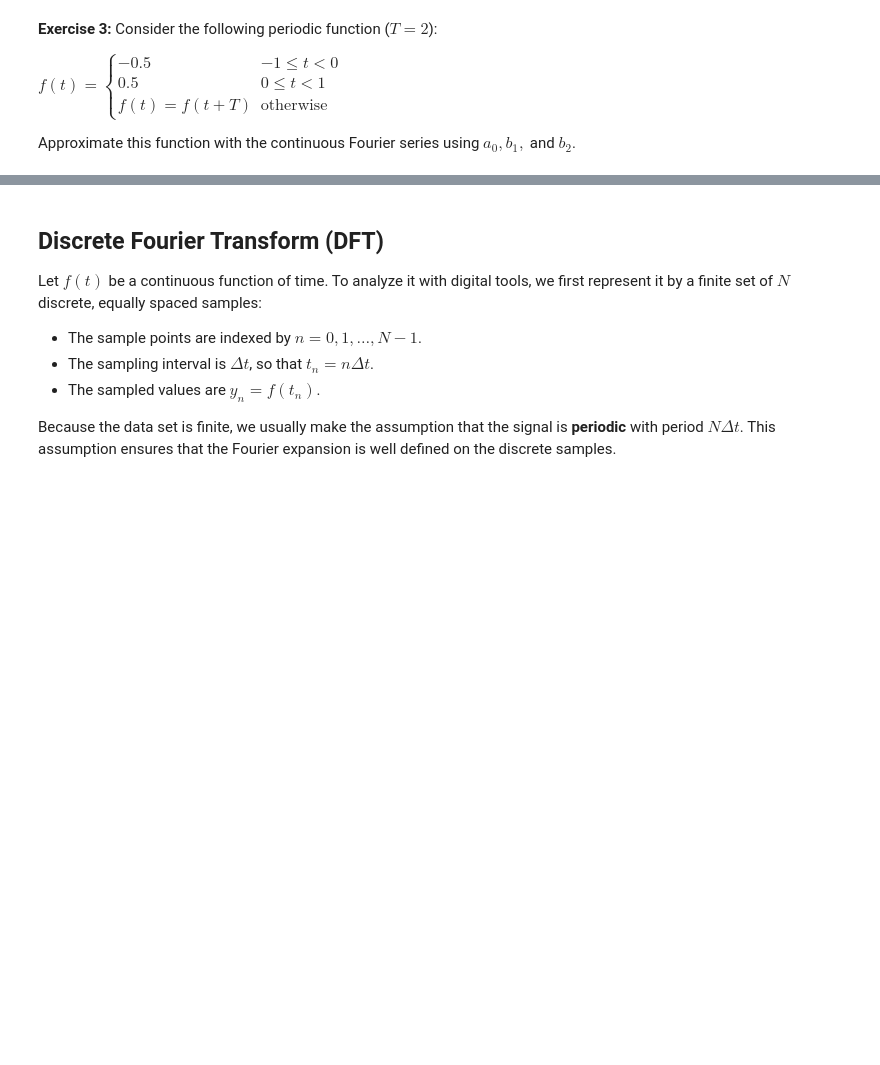
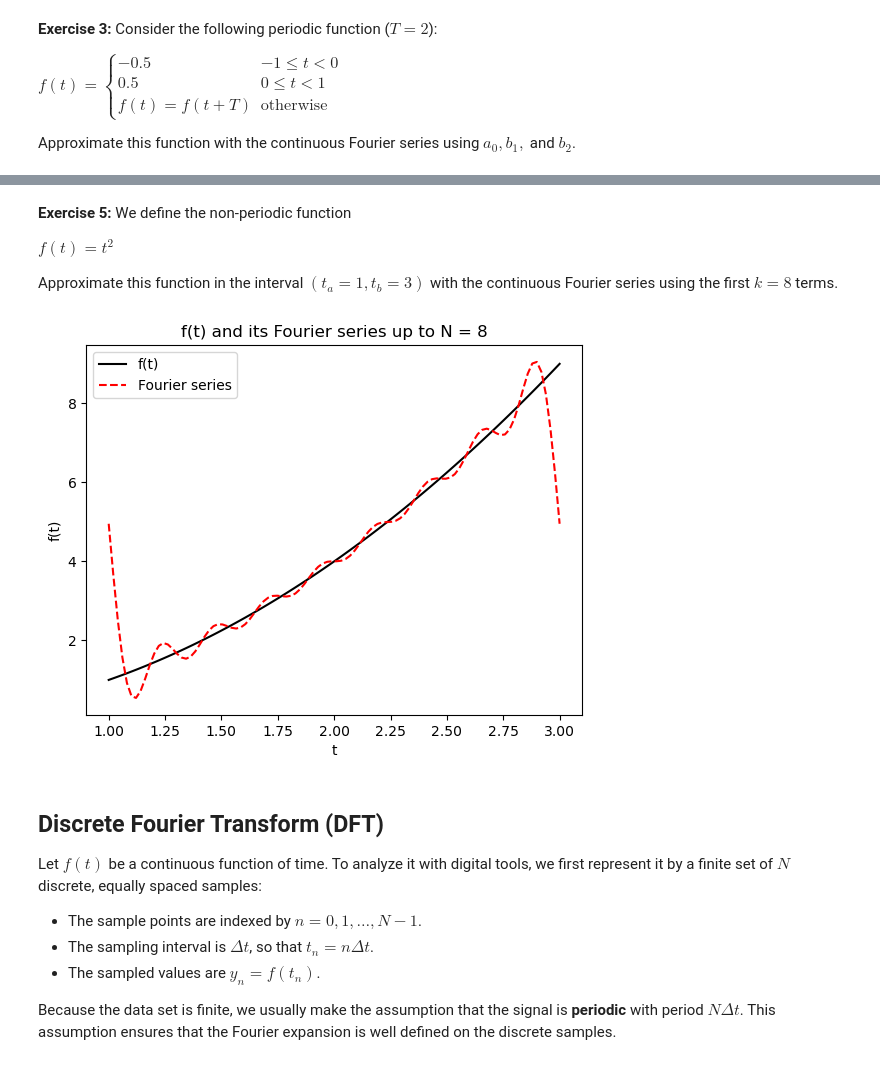
Before and after one commit to AlejandroRG03/computacion_master, a Jupyter notebook: USC-FCA-main/Fourier.ipynb, the cells around one changed output, grey strips where cells are left out. Cells and saved outputs as stored; diff of their text form; code cells hidden in the pictures; blank space fills up the shorter version.

```diff
--- a/USC-FCA-main/Fourier.ipynb
+++ b/USC-FCA-main/Fourier.ipynb
@@ -472,3 +514,54 @@ Approximate this function in the interval $(t_a=1, t_b=3)$ with the continuous F
+# %% [markdown]
+**Exercise 5:** We define the non-periodic function
+
+$f(t) = t^2$
+
+Approximate this function in the interval $(t_a=1, t_b=3)$ with the continuous Fourier series using the first $k=8$ terms.
+# %%
+import numpy as np
+import matplotlib.pyplot as plt
+from scipy.integrate import quad
+
+def f(t):
+
+    return t**2
+
+f = np.vectorize(f)
+
+def a0():
+    val, _ = quad(f, 1, 3)
+    return val/2
+
+def an(n):
+    val, _ = quad(lambda x: f(x)*np.cos(n*np.pi*x), 1, 3)
+    return val
+
+def bn(n):
+    val, _ = quad(lambda x: f(x)*np.sin(n*np.pi*x), 1, 3)
+    return val
+
+def fourier_series(t, N):
+    s = a0()
+    for n in range(1, N+1):
+        s += an(n)*np.cos(n*np.pi*t) + bn(n)*np.sin(n*np.pi*t)
+    return s
+
+t = np.linspace(1, 3, 100)
+N = 8
+
+series = fourier_series(t, N)
+
+plt.plot(t, f(t), 'k', label = 'f(t)')
+plt.plot(t, series, 'r--', label = f'Fourier series')
+
+plt.xlabel('t')
+plt.ylabel('f(t)')
+plt.title(f'f(t) and its Fourier series up to N = {N}')
+
+plt.legend()
+plt.show()
+# %% [output]
+[figure, added]
 # %% [markdown]
 ## Discrete Fourier Transform (DFT)
 
```
Also changed, not shown: parts of 10 cells of this notebook, 2 other files.
